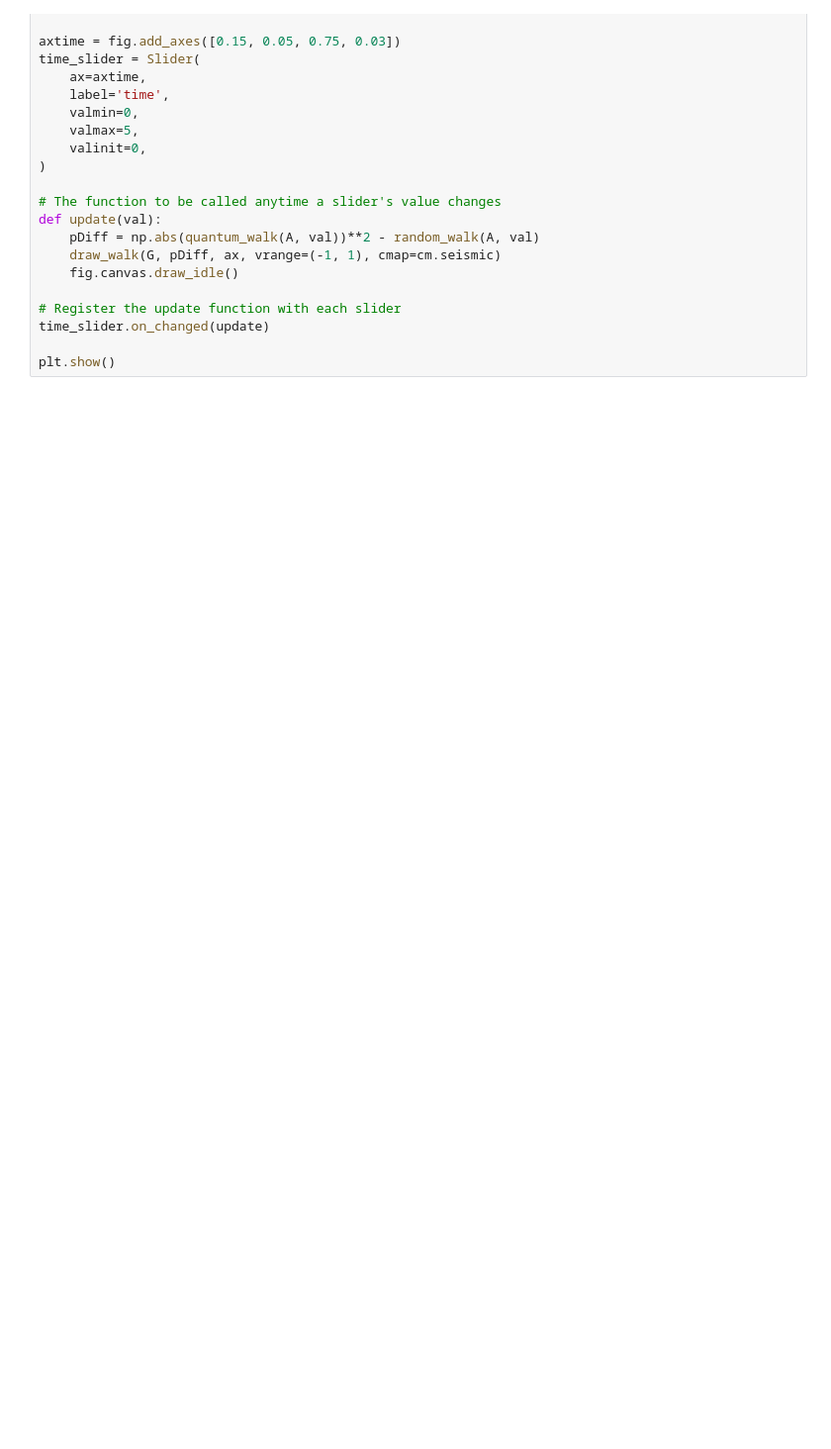
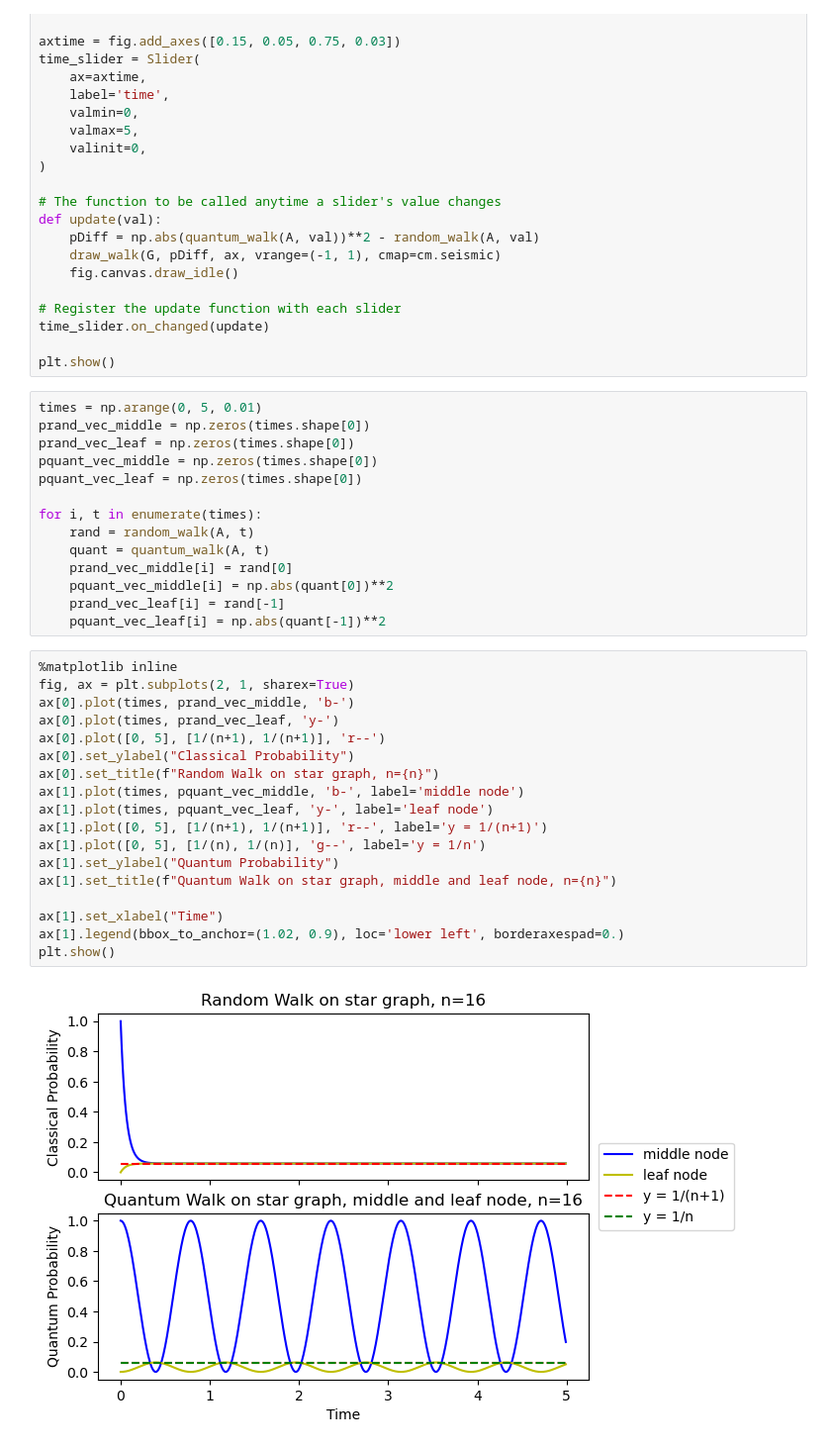
Before and after one commit to YuvalShemla/quantum_walk_implementations, a Jupyter notebook: walk_visual.ipynb, the cells around one changed output. Shown: that part at 99% size. Saved outputs shown, nothing was run; the diff lists cells and outputs as text; blank space fills up the shorter version.

```diff
--- a/walk_visual.ipynb
+++ b/walk_visual.ipynb
@@ -280,3 +282,37 @@ def update(val):
 time_slider.on_changed(update)
 
 plt.show()
+# %%
+times = np.arange(0, 5, 0.01)
+prand_vec_middle = np.zeros(times.shape[0])
+prand_vec_leaf = np.zeros(times.shape[0])
+pquant_vec_middle = np.zeros(times.shape[0])
+pquant_vec_leaf = np.zeros(times.shape[0])
+
+for i, t in enumerate(times):
+    rand = random_walk(A, t)
+    quant = quantum_walk(A, t)
+    prand_vec_middle[i] = rand[0]
+    pquant_vec_middle[i] = np.abs(quant[0])**2
+    prand_vec_leaf[i] = rand[-1]
+    pquant_vec_leaf[i] = np.abs(quant[-1])**2
+# %%
+%matplotlib inline
+fig, ax = plt.subplots(2, 1, sharex=True)
+ax[0].plot(times, prand_vec_middle, 'b-')
+ax[0].plot(times, prand_vec_leaf, 'y-')
+ax[0].plot([0, 5], [1/(n+1), 1/(n+1)], 'r--')
+ax[0].set_ylabel("Classical Probability")
+ax[0].set_title(f"Random Walk on star graph, n={n}")
+ax[1].plot(times, pquant_vec_middle, 'b-', label='middle node')
+ax[1].plot(times, pquant_vec_leaf, 'y-', label='leaf node')
+ax[1].plot([0, 5], [1/(n+1), 1/(n+1)], 'r--', label='y = 1/(n+1)')
+ax[1].plot([0, 5], [1/(n), 1/(n)], 'g--', label='y = 1/n')
+ax[1].set_ylabel("Quantum Probability")
+ax[1].set_title(f"Quantum Walk on star graph, middle and leaf node, n={n}")
+
+ax[1].set_xlabel("Time")
+ax[1].legend(bbox_to_anchor=(1.02, 0.9), loc='lower left', borderaxespad=0.)
+plt.show()
+# %% [output]
+[figure, added]
```
Also changed, not shown: parts of 2 cells of this notebook.
